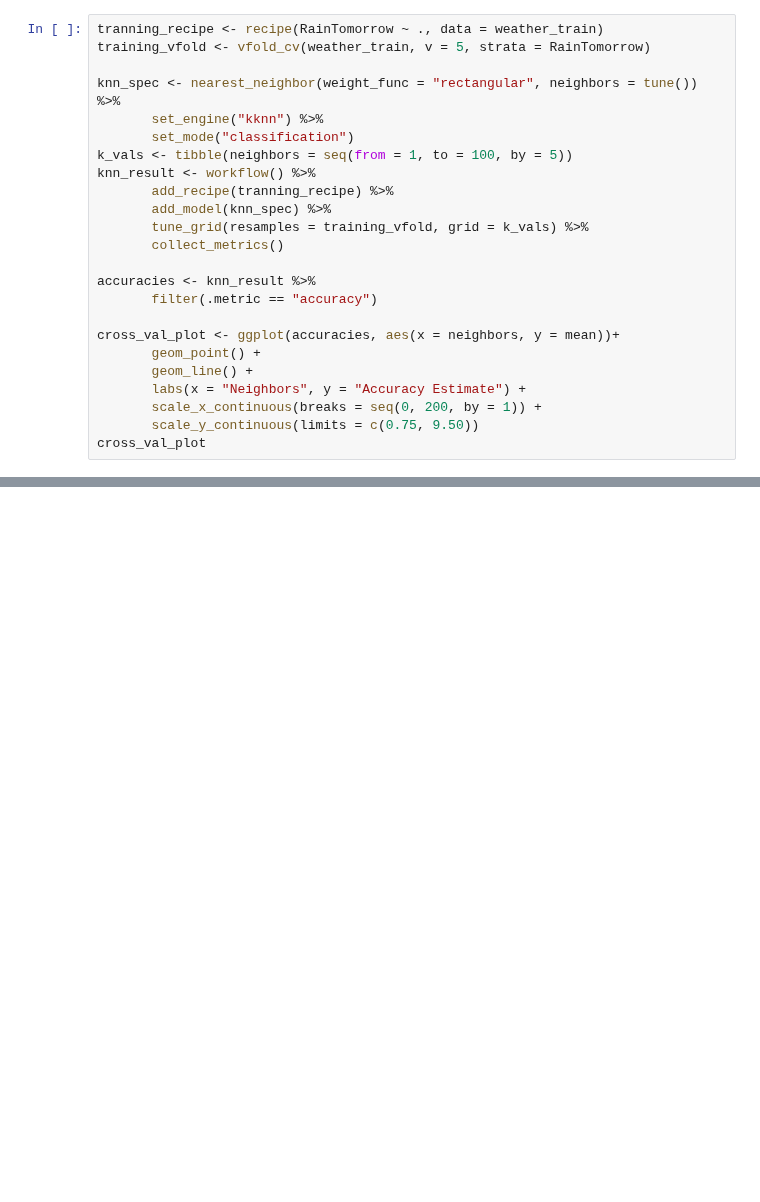
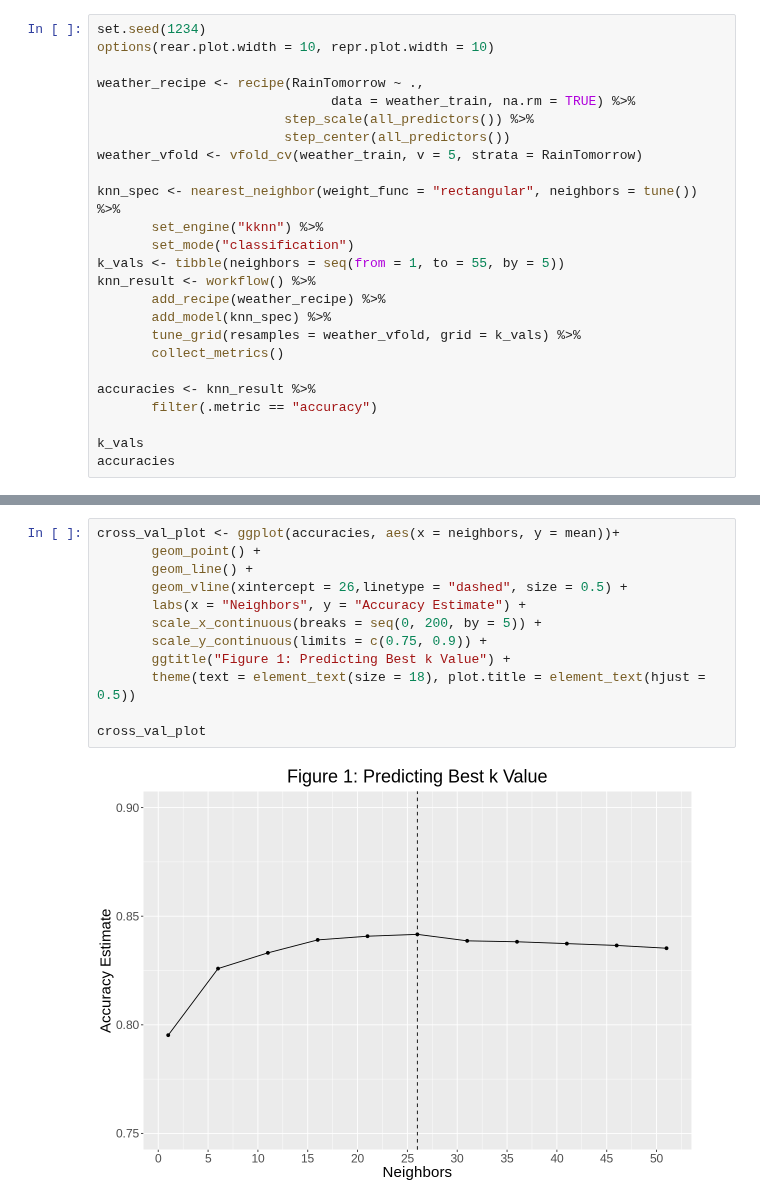
Before and after one commit to DylanqrH/rain, a Jupyter notebook: clasification.ipynb, the cells around one changed output, grey strips where cells are left out. Saved outputs shown, nothing was run; the diff lists cells and outputs as text; blank space fills up the shorter version.

```diff
--- a/clasification.ipynb
+++ b/clasification.ipynb
@@ -112,25 +85,26 @@ A tibble: 6 × 9
 # %%
-tranning_recipe <- recipe(RainTomorrow ~ ., data = weather_train)
-training_vfold <- vfold_cv(weather_train, v = 5, strata = RainTomorrow)
+set.seed(1234)
+options(rear.plot.width = 10, repr.plot.width = 10)
+
+weather_recipe <- recipe(RainTomorrow ~ .,
+                              data = weather_train, na.rm = TRUE) %>%
+                        step_scale(all_predictors()) %>%
+                        step_center(all_predictors())
+weather_vfold <- vfold_cv(weather_train, v = 5, strata = RainTomorrow)
 
 knn_spec <- nearest_neighbor(weight_func = "rectangular", neighbors = tune()) %>%
        set_engine("kknn") %>%
        set_mode("classification")
-k_vals <- tibble(neighbors = seq(from = 1, to = 100, by = 5))
+k_vals <- tibble(neighbors = seq(from = 1, to = 55, by = 5))
 knn_result <- workflow() %>%
-       add_recipe(tranning_recipe) %>%
+       add_recipe(weather_recipe) %>%
        add_model(knn_spec) %>%
-       tune_grid(resamples = training_vfold, grid = k_vals) %>%
+       tune_grid(resamples = weather_vfold, grid = k_vals) %>%
        collect_metrics()
 
 accuracies <- knn_result %>%
        filter(.metric == "accuracy")
 
-cross_val_plot <- ggplot(accuracies, aes(x = neighbors, y = mean))+
-       geom_point() +
-       geom_line() +
-       labs(x = "Neighbors", y = "Accuracy Estimate") +
-       scale_x_continuous(breaks = seq(0, 200, by = 1)) +
-       scale_y_continuous(limits = c(0.75, 9.50))
-cross_val_plot
+k_vals
+accuracies
 # %% [output]
@@ -138 +131,15 @@ cross_val_plot
+# %%
+cross_val_plot <- ggplot(accuracies, aes(x = neighbors, y = mean))+
+       geom_point() +
+       geom_line() +
+       geom_vline(xintercept = 26,linetype = "dashed", size = 0.5) +
+       labs(x = "Neighbors", y = "Accuracy Estimate") +
+       scale_x_continuous(breaks = seq(0, 200, by = 5)) +
+       scale_y_continuous(limits = c(0.75, 0.9)) +
+       ggtitle("Figure 1: Predicting Best k Value") +
+       theme(text = element_text(size = 18), plot.title = element_text(hjust = 0.5))
+
+cross_val_plot
+# %% [output]
+[figure, added]
 # %%
```
Also changed, not shown: parts of 8 cells of this notebook.
